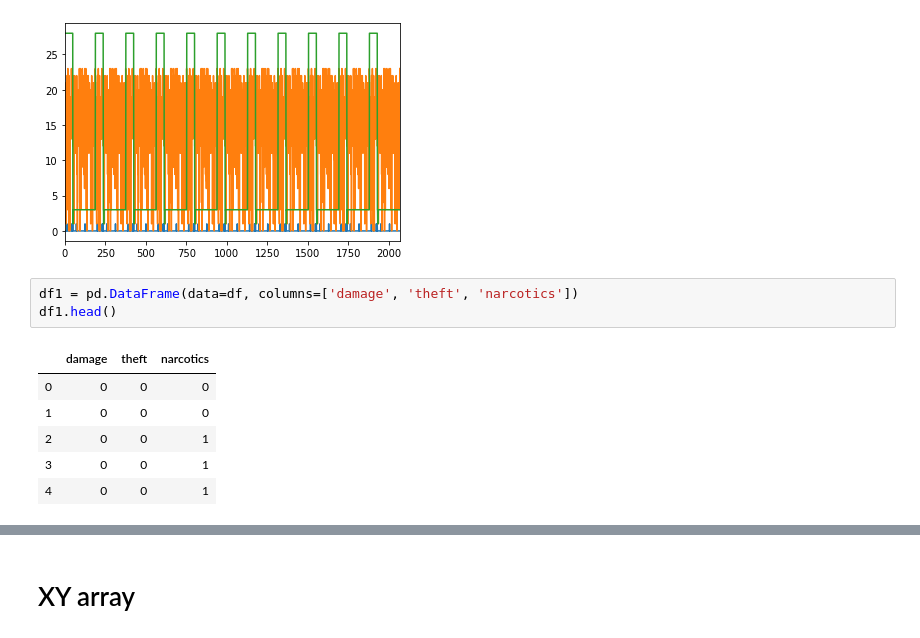
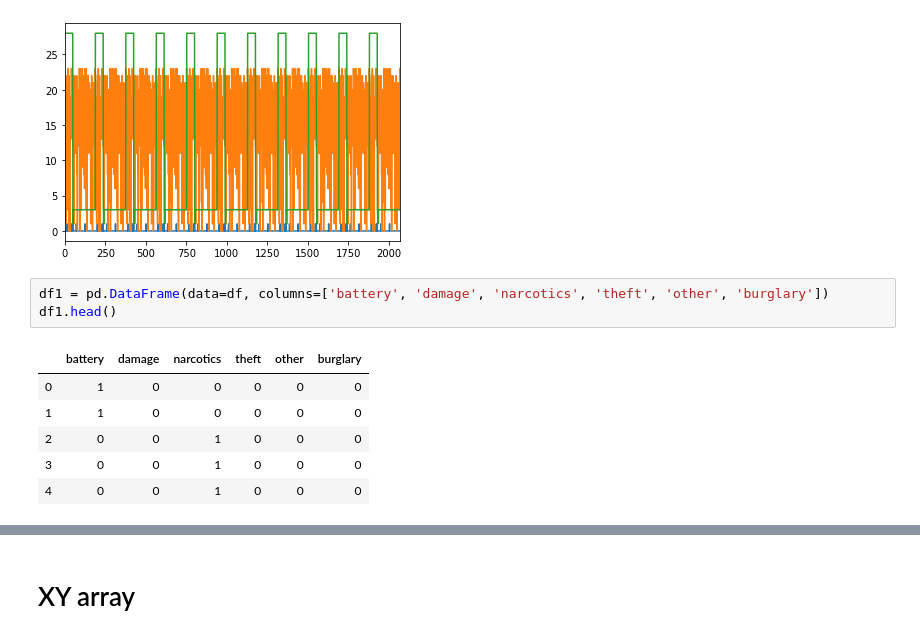
Before and after one commit to divyatv/MachineLearning_ChicagoCrime, a Jupyter notebook: start.ipynb, the cells around one changed output, grey strips where cells are left out. Drawn from its saved outputs; the diff is of its cells as text.

```diff
--- a/start.ipynb
+++ b/start.ipynb
@@ -238,12 +252,12 @@ df1.plot(legend=False)
 <matplotlib.axes._subplots.AxesSubplot at 0x...>
 [figure]
 # %%
-df1 = pd.DataFrame(data=df, columns=['damage', 'theft', 'narcotics'])
+df1 = pd.DataFrame(data=df, columns=['battery', 'damage', 'narcotics', 'theft', 'other', 'burglary'])
 df1.head()
 # %% [output]
-|  | damage | theft | narcotics |
-| 0 | 0 | 0 | 0 |
-| 1 | 0 | 0 | 0 |
-| 2 | 0 | 0 | 1 |
-| 3 | 0 | 0 | 1 |
-| 4 | 0 | 0 | 1 |
+|  | battery | damage | narcotics | theft | other | burglary |
+| 0 | 1 | 0 | 0 | 0 | 0 | 0 |
+| 1 | 1 | 0 | 0 | 0 | 0 | 0 |
+| 2 | 0 | 0 | 1 | 0 | 0 | 0 |
+| 3 | 0 | 0 | 1 | 0 | 0 | 0 |
+| 4 | 0 | 0 | 1 | 0 | 0 | 0 |
```
Also changed, not shown: parts of 3 cells of this notebook, 7 other files.
